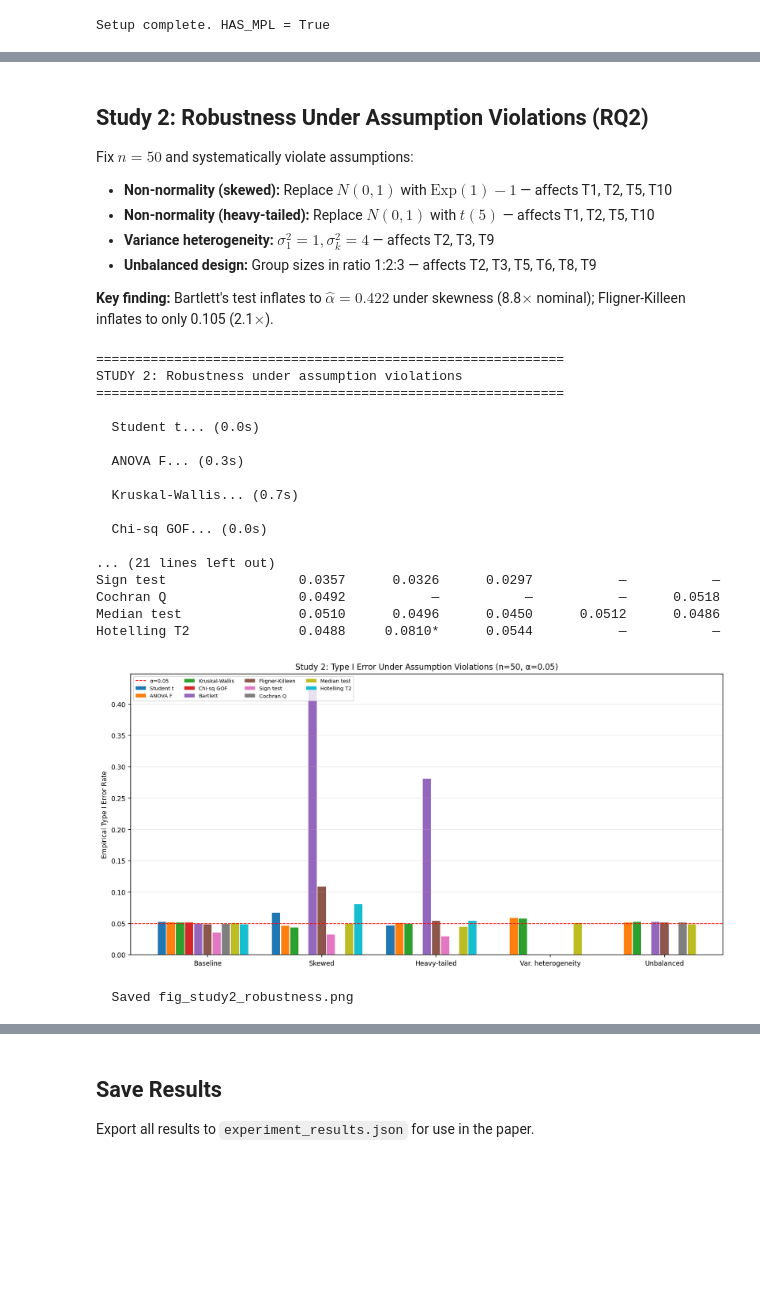
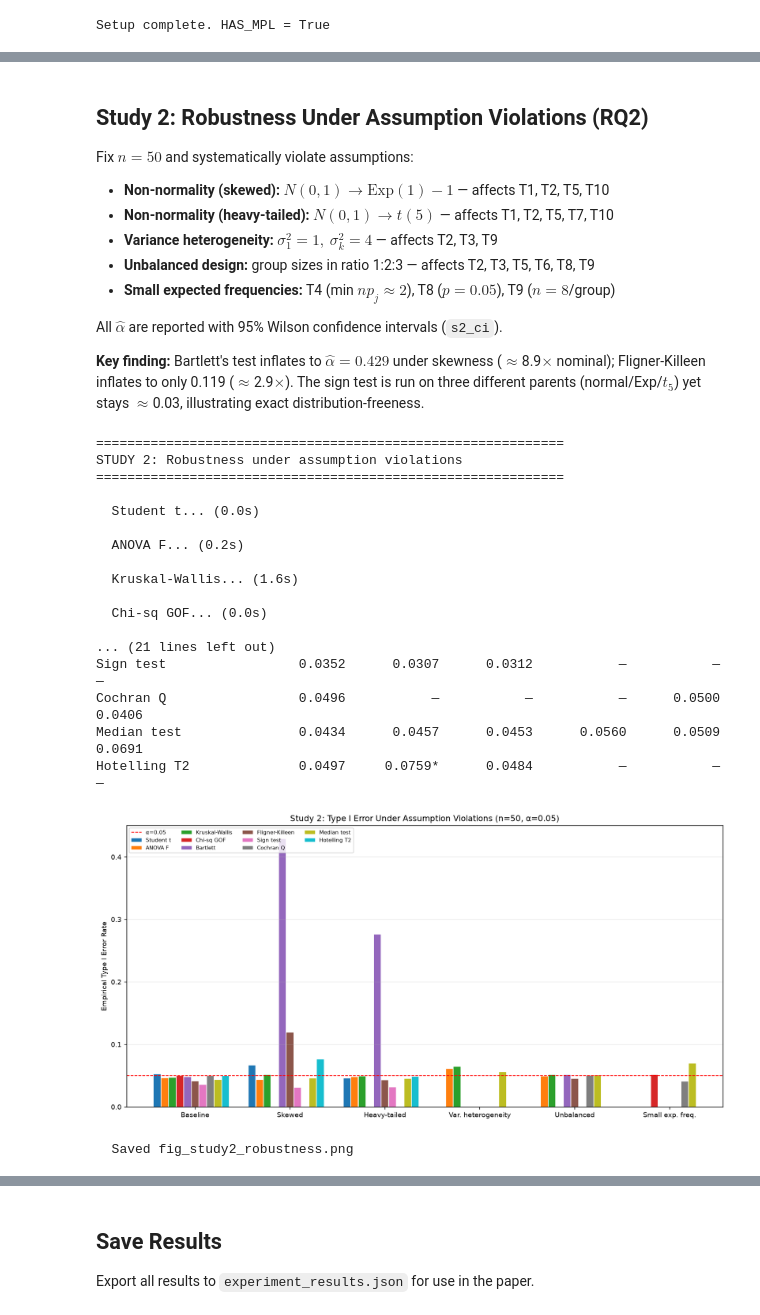
Before and after one commit to zhangys11/mc, a Jupyter notebook: null/experiments.ipynb, the cells around one changed output, grey strips where cells are left out. Drawn from its saved outputs; the diff is of its cells as text; code cells hidden in the pictures; blank space fills up the shorter version.

```diff
--- a/null/experiments.ipynb
+++ b/null/experiments.ipynb
@@ -39,2 +40,0 @@ For each of the 10 tests, generate data under $H_0$ across sample sizes $n \in \
-# %%
-s1_results, n_star = exp.run_study1(N_mc=10000)
@@ -60,0 +41,7 @@ STUDY 1: Finite-sample convergence
+# %%
+s1_results, n_star_alpha = exp.run_study1(N_mc=10000)
+ks_threshold = s1_results.pop('_ks_threshold')
+n_star_ks = s1_results.pop('_n_star_ks')
+print('KS adequacy threshold:', round(ks_threshold, 4))
+print('n*_alpha:', n_star_alpha)
+print('n*_KS   :', n_star_ks)
@@ -63,33 +73,36 @@ STUDY 1: Finite-sample convergence
 
 Fix $n = 50$ and systematically violate assumptions:
 
-- **Non-normality (skewed):** Replace $N(0,1)$ with $\text{Exp}(1) - 1$ — affects T1, T2, T5, T10
-- **Non-normality (heavy-tailed):** Replace $N(0,1)$ with $t(5)$ — affects T1, T2, T5, T10
-- **Variance heterogeneity:** $\sigma_1^2 = 1, \sigma_k^2 = 4$ — affects T2, T3, T9
-- **Unbalanced design:** Group sizes in ratio 1:2:3 — affects T2, T3, T5, T6, T8, T9
+- **Non-normality (skewed):** $N(0,1)\to\text{Exp}(1)-1$ — affects T1, T2, T5, T10
+- **Non-normality (heavy-tailed):** $N(0,1)\to t(5)$ — affects T1, T2, T5, T7, T10
+- **Variance heterogeneity:** $\sigma_1^2=1,\ \sigma_k^2=4$ — affects T2, T3, T9
+- **Unbalanced design:** group sizes in ratio 1:2:3 — affects T2, T3, T5, T6, T8, T9
+- **Small expected frequencies:** T4 (min $np_j\approx2$), T8 ($p=0.05$), T9 ($n=8$/group)
 
-**Key finding:** Bartlett's test inflates to $\hat{\alpha} = 0.422$ under skewness (8.8$\times$ nominal); Fligner-Killeen inflates to only 0.105 (2.1$\times$).
+All $\hat\alpha$ are reported with 95% Wilson confidence intervals (`s2_ci`).
+
+**Key finding:** Bartlett's test inflates to $\hat\alpha = 0.429$ under skewness ($\approx$8.9$\times$ nominal); Fligner-Killeen inflates to only 0.119 ($\approx$2.9$\times$). The sign test is run on three different parents (normal/Exp/$t_5$) yet stays $\approx$0.03, illustrating exact distribution-freeness.
 # %%
-s2_results = exp.run_study2(N_mc=10000, n_fixed=50)
+s2_results, s2_ci = exp.run_study2(N_mc=10000, n_fixed=50)
 # %% [output]
 ============================================================
 STUDY 2: Robustness under assumption violations
 ============================================================
 
   Student t... (0.0s)
 
-  ANOVA F... (0.3s)
+  ANOVA F... (0.2s)
 
-  Kruskal-Wallis... (0.7s)
+  Kruskal-Wallis... (1.6s)
 
   Chi-sq GOF... (0.0s)
 
 ... (21 lines left out)
-Sign test                 0.0357      0.0326      0.0297           —           —
-Cochran Q                 0.0492           —           —           —      0.0518
-Median test               0.0510      0.0496      0.0450      0.0512      0.0486
-Hotelling T2              0.0488     0.0810*      0.0544           —           —
+Sign test                 0.0352      0.0307      0.0312           —           —           —
+Cochran Q                 0.0496           —           —           —      0.0500      0.0406
+Median test               0.0434      0.0457      0.0453      0.0560      0.0509      0.0691
+Hotelling T2              0.0497     0.0759*      0.0484           —           —           —
-[figure, old version]
+[figure, new version]
   Saved fig_study2_robustness.png
 # %% [markdown]
 ## Study 3: MC Precision Requirements (RQ3)
```
Also changed, not shown: parts of 8 cells of this notebook, 21 other files.
